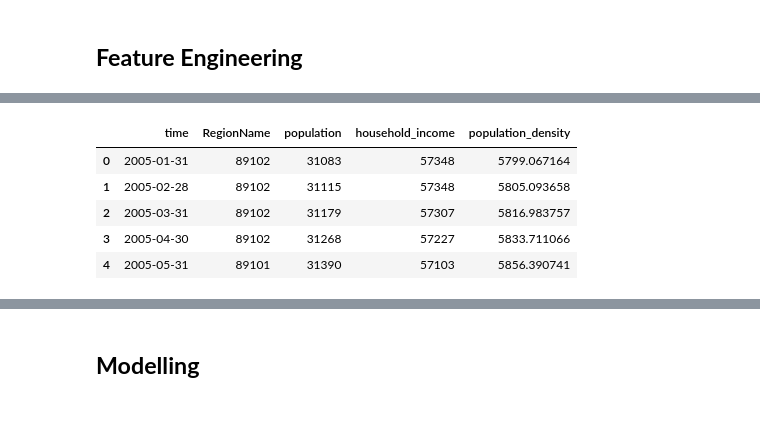
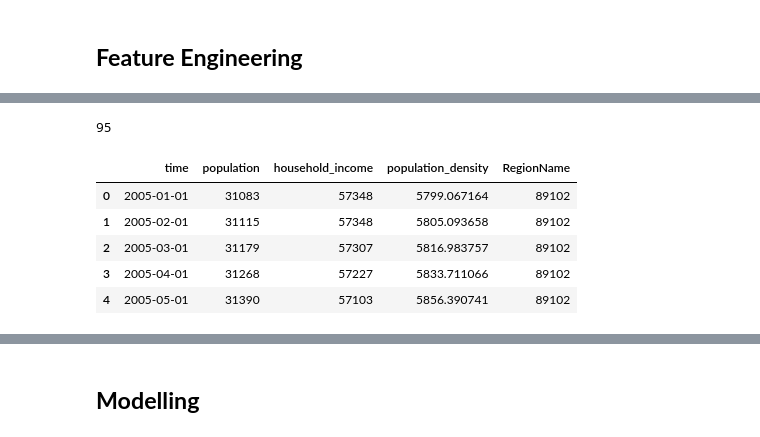
Before and after one commit to FeritYikar/phase4, a Jupyter notebook: jupyter_files/Abass.ipynb, the cells around one changed output, grey strips where cells are left out. Saved outputs shown, nothing was run; the diff lists cells and outputs as text; code cells hidden in the pictures.

```diff
--- a/jupyter_files/Abass.ipynb
+++ b/jupyter_files/Abass.ipynb
@@ -233,4 +236,12 @@ sns.lineplot(data =
 # %%
 from helper_functions import scrape_data
 # %%
-#scraped_data = [scrape_data(zipcode) for zipcode in list(set(df_nv['RegionName']))]
+scraped_data = [scrape_data(zipcode) for zipcode in list(set(df_nv['RegionName']))]
+# %%
+missing_zipcodes = []
+for i in scraped_data:
+    if type(i) == dict:
+        missing_zipcodes.append(i['RegionName'])
+
+print(missing_zipcodes)
+print(f'number of missing zipcodes: {len(missing_zipcodes)}')
@@ -237,6 +251,5 @@ from helper_functions import scrape_data
 # %%
-missing_zipcodes = []
-
+scraped_df_list = []
 for i in scraped_data:
-    if len(str(i['time'])) == 3:
-        missing_zipcodes.append(i['RegionName'])
+    if type(i) != dict:
+        scraped_df_list.append(i)
@@ -250,0 +266,2 @@ list_of_dfs = [pd.DataFrame(dict_) for dict_ in scraped_data if dict_['RegionNam
+# %%
+scraped_df_list.pop(66)
@@ -251,10 +282,15 @@ list_of_dfs = [pd.DataFrame(dict_) for dict_ in scraped_data if dict_['RegionNam
+# %%
+len(scraped_df_list)
+# %% [output]
+95
 # %%
-scraped_df = pd.concat(list_of_dfs)
+scraped_df = pd.concat(scraped_df_list)
+scraped_df['time'] = pd.to_datetime(scraped_df['time'] )
 scraped_df.head()
 # %% [output]
-|  | time | RegionName | population | household_income | population_density |
-| 0 | 2005-01-31 | 89102 | 31083 | 57348 | 5799.067164 |
-| 1 | 2005-02-28 | 89102 | 31115 | 57348 | 5805.093658 |
-| 2 | 2005-03-31 | 89102 | 31179 | 57307 | 5816.983757 |
-| 3 | 2005-04-30 | 89102 | 31268 | 57227 | 5833.711066 |
-| 4 | 2005-05-31 | 89101 | 31390 | 57103 | 5856.390741 |
+|  | time | population | household_income | population_density | RegionName |
+| 0 | 2005-01-01 | 31083 | 57348 | 5799.067164 | 89102 |
+| 1 | 2005-02-01 | 31115 | 57348 | 5805.093658 | 89102 |
+| 2 | 2005-03-01 | 31179 | 57307 | 5816.983757 | 89102 |
+| 3 | 2005-04-01 | 31268 | 57227 | 5833.711066 | 89102 |
+| 4 | 2005-05-01 | 31390 | 57103 | 5856.390741 | 89102 |
```
Also changed, not shown: parts of 34 cells of this notebook, 10 other files.
